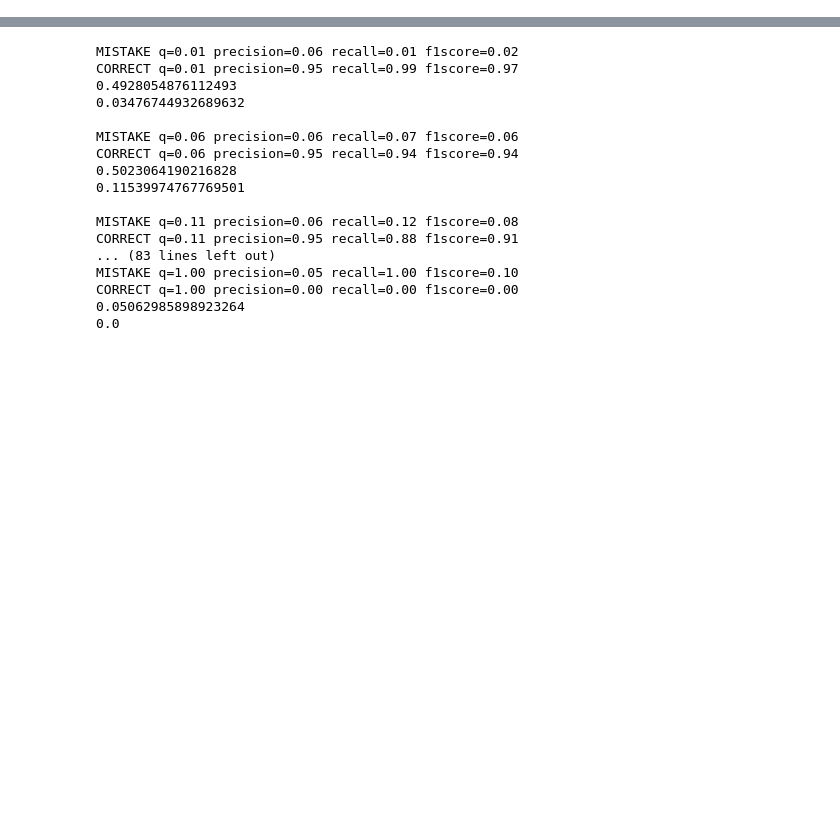
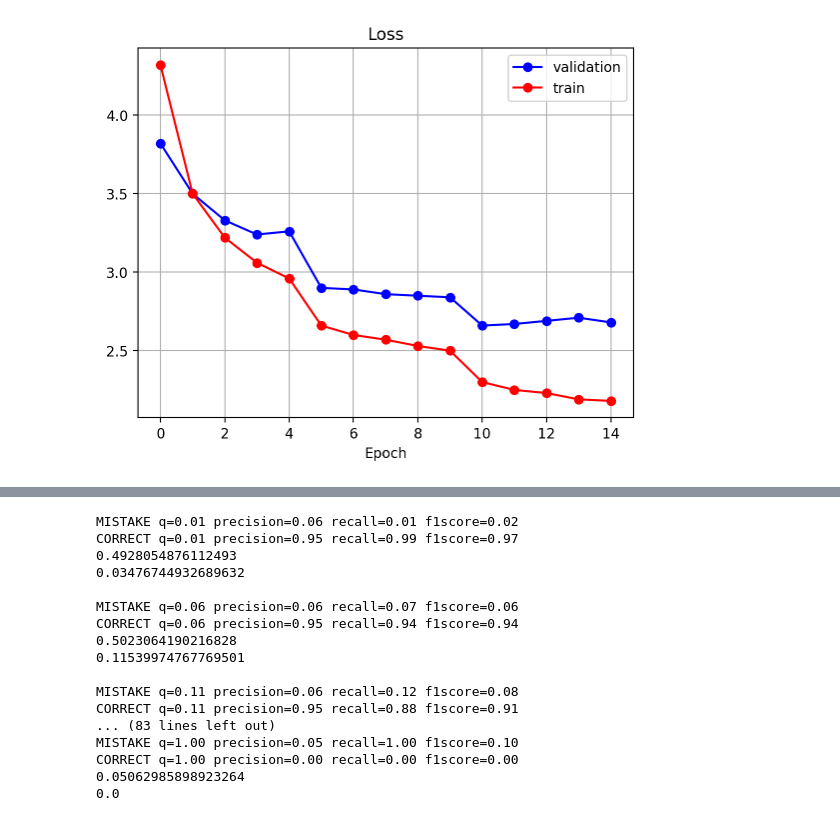
Before and after one commit to artmerinov/holoassist-challenge, a Jupyter notebook: notebooks/metrics.ipynb, the cells around one changed output, grey strips where cells are left out. Saved outputs shown, nothing was run; the diff lists cells and outputs as text; code cells hidden in the pictures; blank space fills up the shorter version.

```diff
--- a/notebooks/metrics.ipynb
+++ b/notebooks/metrics.ipynb
@@ -17,0 +37,13 @@ from src.utils.metrics import find_threshold, calc_thr_metrics
+# %%
+va_list = [3.82, 3.5, 3.33, 3.24, 3.26, 2.9, 2.89, 2.86, 2.85, 2.84, 2.66, 2.67, 2.69, 2.71, 2.68]
+tr_list = [4.32, 3.5, 3.22, 3.06, 2.96, 2.66, 2.6, 2.57, 2.53, 2.5, 2.3, 2.25, 2.23, 2.19, 2.18]
+
+plt.plot(np.arange(len(va_list)), np.array(va_list), 'ro-', color='blue', label="validation")
+plt.plot(np.arange(len(tr_list)), np.array(tr_list), 'ro-', color='red', label="train")
+plt.legend()
+plt.grid()
+plt.title('Loss')
+plt.xlabel("Epoch")
+plt.show();
+# %% [output]
+[figure, added]
```
Also changed, not shown: parts of 3 cells of this notebook, 7 other files.
